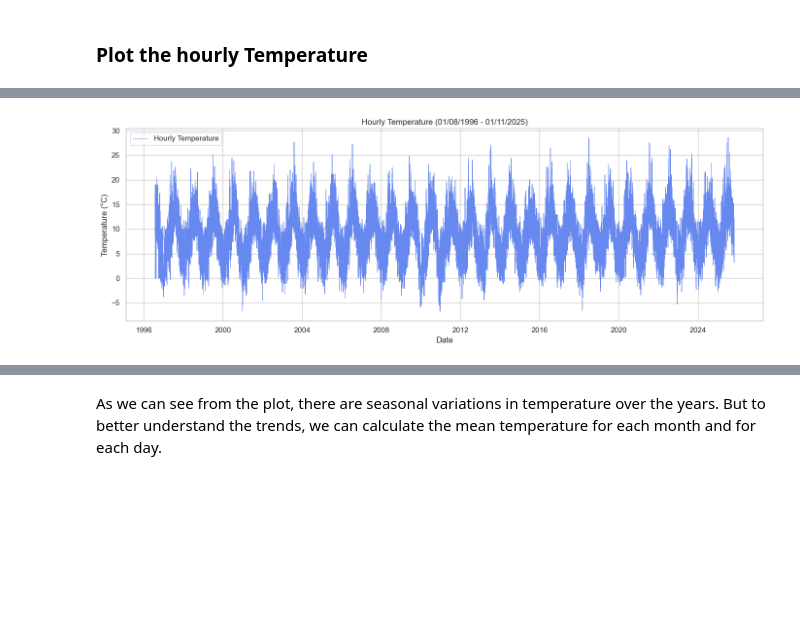
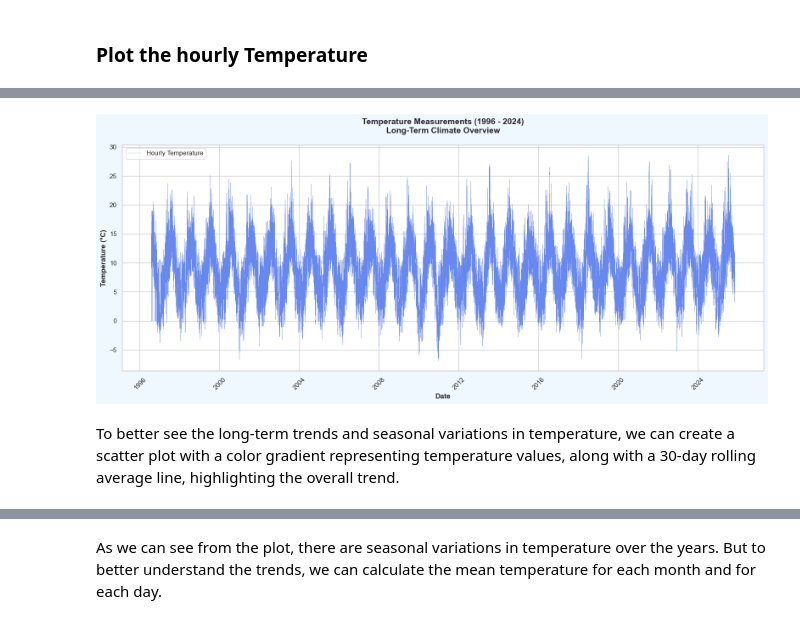
Before and after one commit to AnnaLozenko/PFDA_assignments, a Jupyter notebook: assignment_6_Weather.ipynb, the cells around one changed output, grey strips where cells are left out. Drawn from its saved outputs; the diff is of its cells as text; code cells hidden in the pictures; blank space fills up the shorter version.

Commit message:
Plots more beautiful, added new plot to Assignment 6

```diff
--- a/assignment_6_Weather.ipynb
+++ b/assignment_6_Weather.ipynb
@@ -146,23 +146,28 @@ Name: temp, dtype: float64
 # %%
-# set the theme and color palette for seaborn
+# Set style for weather-themed appearance
 sns.set_theme(style="whitegrid", palette='coolwarm')
+plt.rcParams['figure.facecolor'] = '#f0f8ff'  # Alice blue background
 # %%
 #plot the temperature data for the entire period (01/08/1996-01/11/2025)
 
-plt.figure(figsize=(14,5))
+fig, ax = plt.subplots(figsize=(16, 7))
 
 sns.lineplot(
     x=df.index, # x-axis: date
     y=df['temp'], # y-axis: temperature
-    linewidth=0.7,
+    linewidth=0.3,
     label='Hourly Temperature'
 )
 
-plt.title('Hourly Temperature (01/08/1996 - 01/11/2025)')
-plt.xlabel('Date')
-plt.ylabel('Temperature (°C)')
+ax.set_xlabel('Date', fontsize=12, fontweight='bold')
+ax.set_ylabel('Temperature (°C)', fontsize=12, fontweight='bold')
+ax.set_title('Temperature Measurements (1996 - 2024)\nLong-Term Climate Overview',
+             fontsize=14, fontweight='bold', pad=20)
+plt.xticks(rotation=45)
 plt.legend()
 plt.tight_layout()
 plt.show()
 # %% [output]
-[figure, old version]
+[figure, new version]
+# %% [markdown]
+To better see the long-term trends and seasonal variations in temperature, we can create a scatter plot with a color gradient representing temperature values, along with a 30-day rolling average line, highlighting the overall trend.
```
Also changed, not shown: parts of 17 cells of this notebook.
